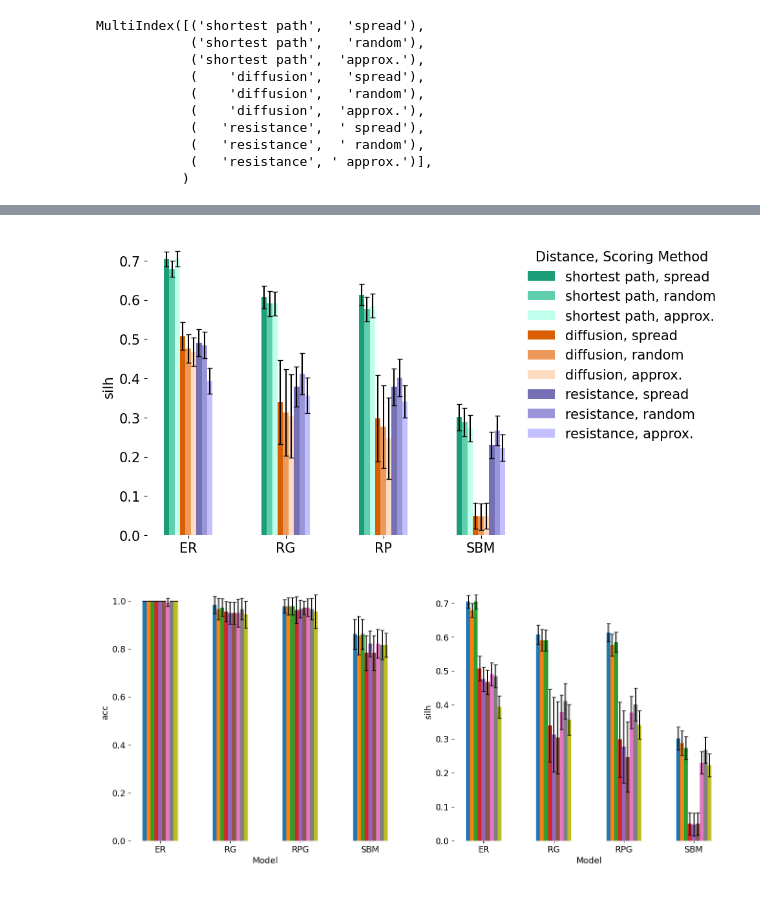
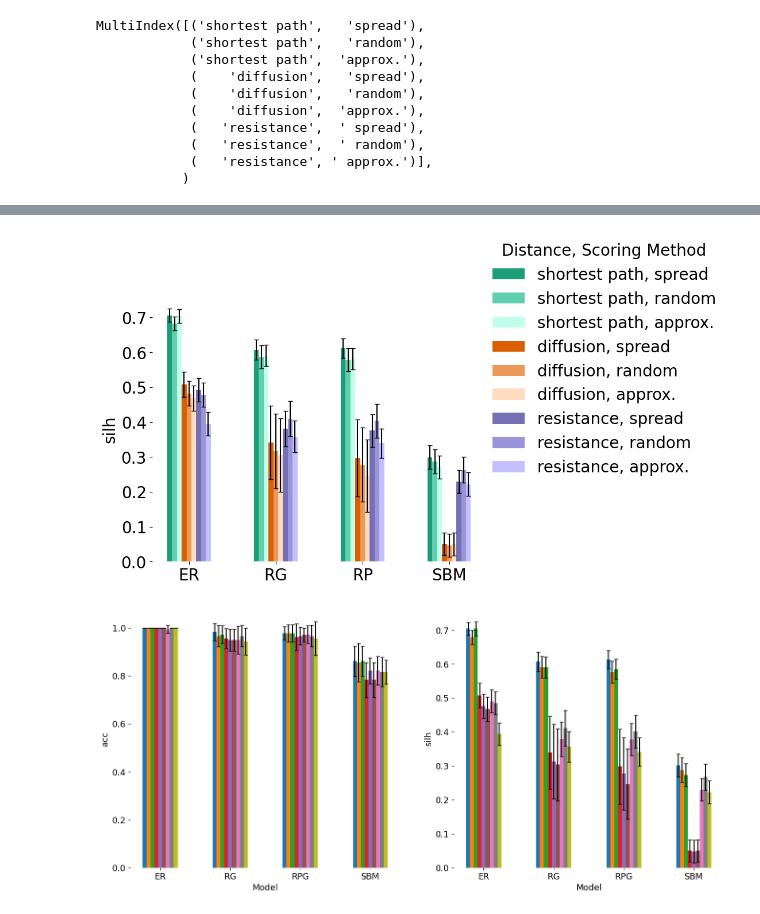
Before and after one commit to aidos-lab/diversity_curves, a Jupyter notebook: ablations/metric_and_score/metric_scores_params.ipynb, the cells around one changed output, grey strips where cells are left out. Saved outputs shown, nothing was run; the diff lists cells and outputs as text; code cells hidden in the pictures.

```diff
--- a/ablations/metric_and_score/metric_scores_params.ipynb
+++ b/ablations/metric_and_score/metric_scores_params.ipynb
@@ -223,7 +207,7 @@ y=select_df.loc[:, (slice(None), [f'{metric}_mean'])].droplevel(level=1, axis=1)
 y_err = select_df.loc[:, (slice(None), [f'{metric}_std'])].droplevel(level=1, axis=1)
 
 
-matplotlib.rcParams.update({'font.size': 15})
+matplotlib.rcParams.update({'font.size': 20})
 # Assuming y and y_err are DataFrames with columns ['ER', 'BA', 'SBM']
 # and multiple rows
 
@@ -261,35 +245,35 @@ for row_idx, row_name in enumerate(y.index):
 
 ax = plt.gca()
 ax.set_xticks(x_positions)
 ax.set_xticklabels([model if model != 'RPG' else 'RP' for model in models])
 # ax.set_xlabel('Model')
 ax.set_ylabel(metric)
 # ax.set_ylim( top=1) #bottom=-1,
 ax.spines['top'].set_visible(False)
 ax.spines['right'].set_visible(False)
 ax.spines['bottom'].set_visible(False)
 ax.spines['left'].set_visible(False)
 ax.grid(False)
 
 box = ax.get_position()
 ax.set_position([box.x0, box.y0, box.width * 0.75, box.height])
 
 ax.legend(handles = [bars[row] for row in y.index],
            labels=[new_names[row] for row in y.index],
            frameon=False,
            loc=(1.04, 0), bbox_to_anchor=(1, 0.3),
            title='Distance, Scoring Method',
            )
 
 # ax.grid(axis='y', alpha=0.3)
 # ax.grid(axis='x', visible=False)
 # plt.tight_layout()
 
 # plt.show()
 
-plt.savefig(f'output/ablation_{metric}.pdf', dpi=300, format='pdf', bbox_inches="tight")
+# plt.savefig(f'output/ablation_{metric}.pdf', dpi=300, format='pdf', bbox_inches="tight")
 # %% [output]
-[figure, old version]
+[figure, new version]
 # %%
 matplotlib.rcParams.update({'font.size': 13})
 
```
Also changed, not shown: parts of 3 cells of this notebook, 19 other files.
